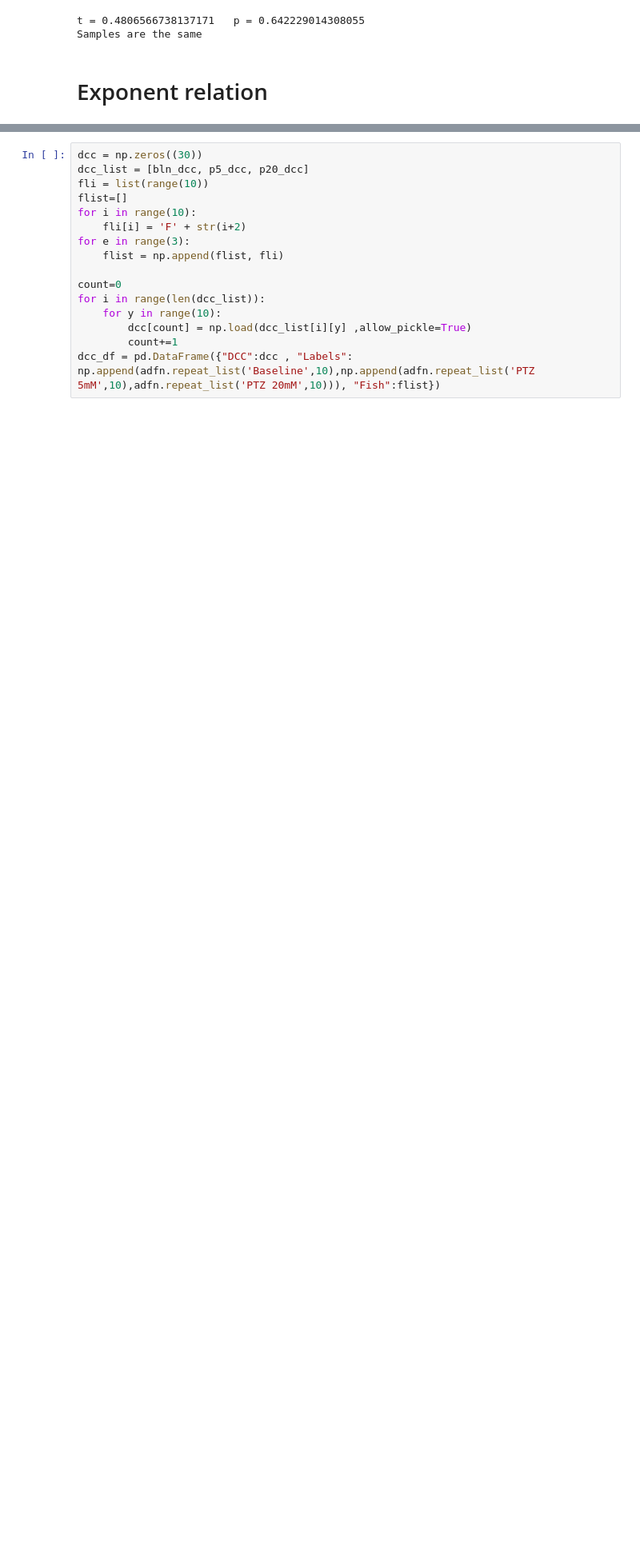
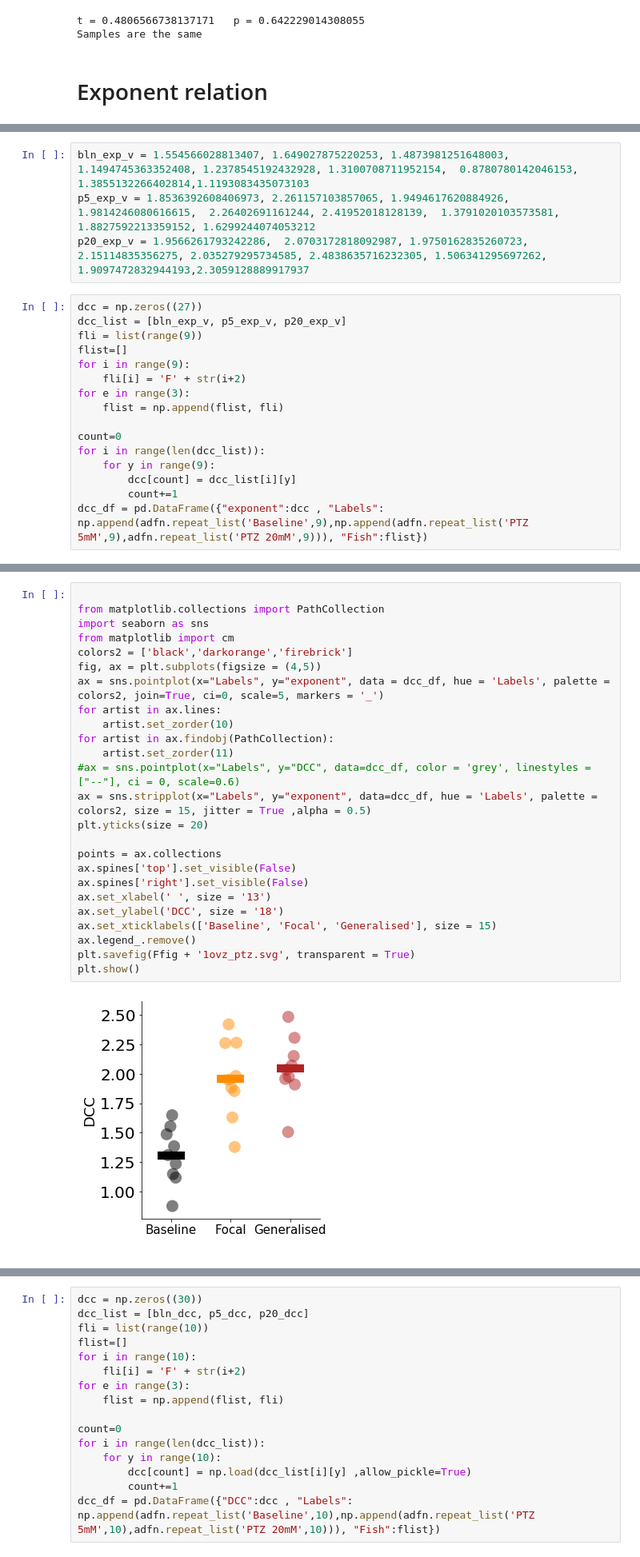
Before and after one commit to dafishcode/criticality, a Jupyter notebook: criticality_seizure.ipynb, the cells around one changed output, grey strips where cells are left out. Shown at 80% size. Saved outputs shown, nothing was run; the diff lists cells and outputs as text; blank space fills up the shorter version.

```diff
--- a/criticality_seizure.ipynb
+++ b/criticality_seizure.ipynb
@@ -704,0 +782,20 @@ plt.show()
+# %%
+bln_exp_v = 1.554566028813407, 1.649027875220253, 1.4873981251648003, 1.1494745363352408, 1.2378545192432928, 1.3100708711952154,  0.8780780142046153,  1.3855132266402814,1.1193083435073103
+p5_exp_v = 1.8536392608406973, 2.261157103857065, 1.9494617620884926, 1.9814246080616615,  2.26402691161244, 2.41952018128139,  1.3791020103573581, 1.8827592213359152, 1.6299244074053212
+p20_exp_v = 1.9566261793242286,  2.0703172818092987, 1.9750162835260723, 2.15114835356275, 2.035279295734585, 2.4838635716232305, 1.506341295697262, 1.9097472832944193,2.3059128889917937
+# %%
+dcc = np.zeros((27))
+dcc_list = [bln_exp_v, p5_exp_v, p20_exp_v]
+fli = list(range(9))
+flist=[]
+for i in range(9):
+    fli[i] = 'F' + str(i+2)
+for e in range(3):
+    flist = np.append(flist, fli)
+
+count=0
+for i in range(len(dcc_list)):
+    for y in range(9):
+        dcc[count] = dcc_list[i][y]
+        count+=1
+dcc_df = pd.DataFrame({"exponent":dcc , "Labels":  np.append(adfn.repeat_list('Baseline',9),np.append(adfn.repeat_list('PTZ 5mM',9),adfn.repeat_list('PTZ 20mM',9))), "Fish":flist})
@@ -704,0 +826,27 @@ plt.show()
+# %%
+
+from matplotlib.collections import PathCollection
+import seaborn as sns
+from matplotlib import cm
+colors2 = ['black','darkorange','firebrick']
+fig, ax = plt.subplots(figsize = (4,5))
+ax = sns.pointplot(x="Labels", y="exponent", data = dcc_df, hue = 'Labels', palette = colors2, join=True, ci=0, scale=5, markers = '_')
+for artist in ax.lines:
+    artist.set_zorder(10)
+for artist in ax.findobj(PathCollection):
+    artist.set_zorder(11)
+#ax = sns.pointplot(x="Labels", y="DCC", data=dcc_df, color = 'grey', linestyles = ["--"], ci = 0, scale=0.6)
+ax = sns.stripplot(x="Labels", y="exponent", data=dcc_df, hue = 'Labels', palette = colors2, size = 15, jitter = True ,alpha = 0.5)
+plt.yticks(size = 20)
+
+points = ax.collections
+ax.spines['top'].set_visible(False)
+ax.spines['right'].set_visible(False)
+ax.set_xlabel(' ', size = '13')
+ax.set_ylabel('DCC', size = '18')
+ax.set_xticklabels(['Baseline', 'Focal', 'Generalised'], size = 15)
+ax.legend_.remove()
+plt.savefig(Ffig + '1ovz_ptz.svg', transparent = True)
+plt.show()
+# %% [output]
+[figure, added]
```
Also changed, not shown: parts of 50 cells of this notebook, 7 other files.
